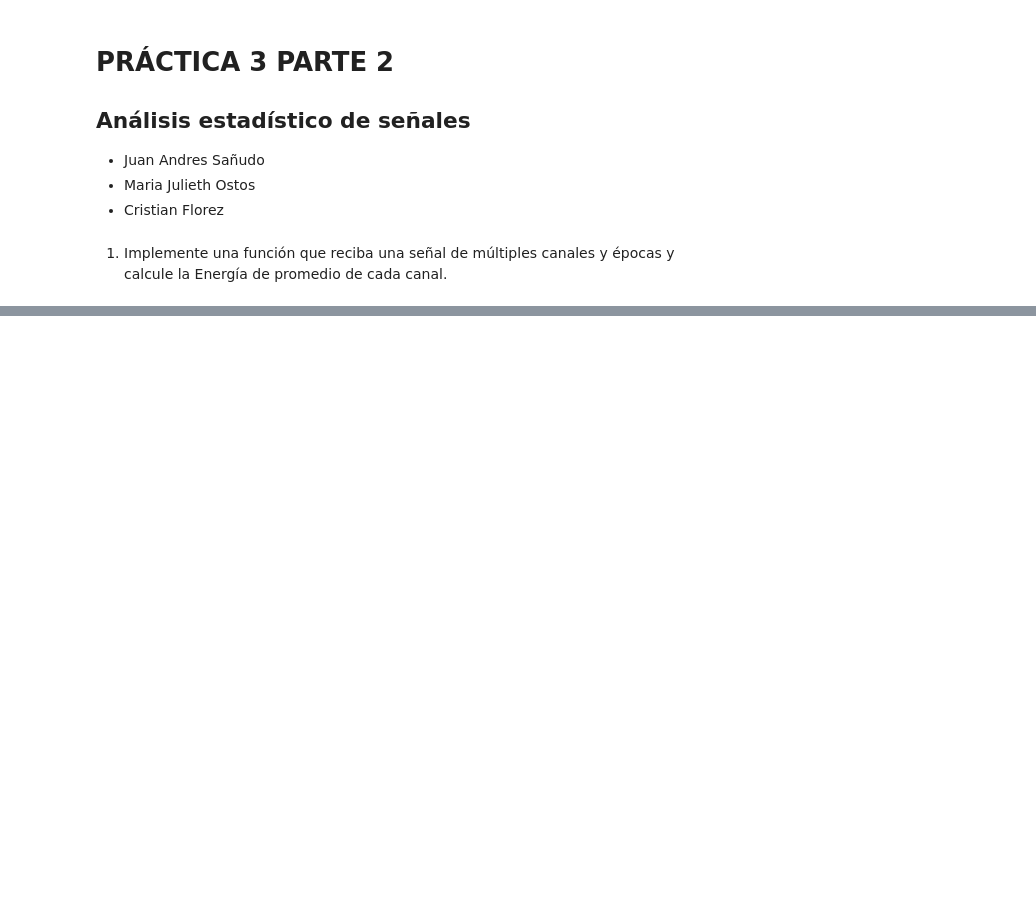
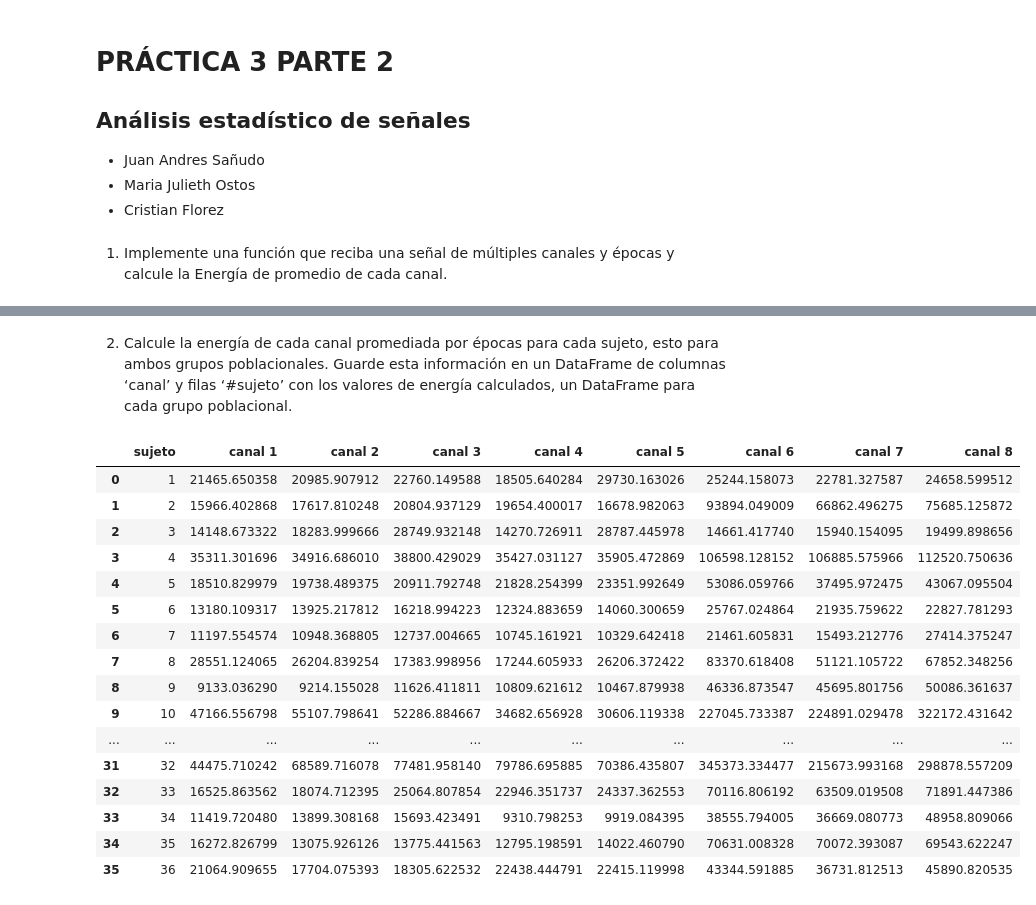
Before and after one commit to MariaOs02/LabBiosenales, a Jupyter notebook: Practica3_Parte2.ipynb, the cells around one changed output, grey strips where cells are left out. Saved outputs shown, nothing was run; the diff lists cells and outputs as text; code cells hidden in the pictures; blank space fills up the shorter version.

```diff
--- a/Practica3_Parte2.ipynb
+++ b/Practica3_Parte2.ipynb
@@ -14,18 +17,16 @@ import os
 # %%
 #Cargar datos control
 directorio_actual=os.getcwd() #Se obtiene la ruta actual del archivo
-# print(directorio_actual)
+fs = 1000;
+num_canales = 8 #Channels = 'C3' 'C1' 'CZ' 'C2' 'C4' 'O1' 'OZ' 'O2'
 
 #listando los archivos de control en el directorio
 archivos_control=os.listdir(directorio_actual +'./assets/Practica_3/'+'control/') #Se obtiene la ruta de las señales de control
-# print(len(archivos))
-
-fs = 1000;
-num_canales = 8 #Channels = 'C3' 'C1' 'CZ' 'C2' 'C4' 'O1' 'OZ' 'O2'
+control=[]
 
 #CARGAMOS LOS CONTROLES
 for i in range(0,len(archivos_control)):
-    #ruta de un archivo
+    #ruta de cada archivo
     sujetoi=(directorio_actual +'./assets/Practica_3/'+'control'+ "/" + archivos_control[i]);
     #1 CARGAR EL ARCHIVO
     data = sio.loadmat(sujetoi);
@@ -37,16 +38,17 @@ for i in range(0,len(archivos_control)):
     epocas = data.shape[2];
 
     senal_continua_control = np.reshape(data,(sensores, puntos*epocas), order = 'F');
+    control.append(data)
 
 #------------------------#
 
 #listando los archivos de parkinson en el directorio
 archivos_park=os.listdir(directorio_actual +'./assets/Practica_3/'+ "parkinson")
-# print(len(archivos))
+parkinson=[]
 
 #CARGAMOS LOS PARKINSON
 for i in range(0,len(archivos_park)):
-    #ruta de un archivo
+    #ruta de cada archivo
     sujetoi=(directorio_actual +'./assets/Practica_3/'+"parkinson" + "/" + archivos_park[i]);
     #1 CARGAR EL ARCHIVO
     data = sio.loadmat(sujetoi);
@@ -58,10 +60,11 @@ for i in range(0,len(archivos_park)):
     epocas = data.shape[2];
 
     senal_continua_parkinson = np.reshape(data,(sensores, puntos*epocas), order = 'F');
+    parkinson.append(data)
 # %% [markdown]
 1.	Implemente una función que reciba una señal de múltiples canales y épocas y calcule la Energía de promedio de cada canal.
 # %%
 def En_prom(data):
-    abs_squared=np.apply_along_axis(np.square,1,np.abs(data)) #Cuadrado del valor absoluto de cada punto de la señal
-    Prom_ener=np.apply_along_axis(np.mean,1,abs_squared) #Promedio
+    abs_squared=np.sum(data**2,axis=1)
+    Prom_ener=np.mean(abs_squared,axis=1)
     return Prom_ener #Devuelve un array con el promedio de cada canal
@@ -95,0 +71,33 @@ Energia promedia parkinson en canal 8: 16.558710660775706
+# %% [markdown]
+2.	Calcule la energía de cada canal promediada por épocas para cada sujeto, esto para ambos grupos poblacionales. Guarde esta información en un DataFrame de columnas ‘canal’ y filas ‘#sujeto’ con los valores de energía calculados, un DataFrame para cada grupo poblacional.
+# %%
+def To_df(data):
+    datos={'sujeto':[],'canal 1':[],'canal 2':[],'canal 3':[],'canal 4':[],'canal 5':[],'canal 6':[],'canal 7':[],'canal 8':[]} #Se crea un diccionario con los canales como llaves
+    for sujeto in range(len(data)): # Se recorre cada sujeto en el conjunto de datos
+        E_promedio=En_prom(data[sujeto]) #Se llama la función para calcula la energía promedio por canal para el sujeto actual
+        datos['sujeto'].append(sujeto+1)  #Se agrega el número de sujeto (sujeto+1) a la lista correspondiente en el diccionario
+        for canal in range(len(E_promedio)):  # Se recorre cada canal para el sujeto actual
+            datos[f'canal {canal+1}'].append(E_promedio[canal]) #Se agrega la energía promedio del canal actual
+    df=pd.DataFrame(datos) #Se convierte el diccionario en un DataFrame de pandas
+    return df
+# %%
+df_control=To_df(control)
+df_control
+# %% [output]
+|  | sujeto | canal 1 | canal 2 | canal 3 | canal 4 | canal 5 | canal 6 | canal 7 | canal 8 |
+| 0 | 1 | 21465.650358 | 20985.907912 | 22760.149588 | 18505.640284 | 29730.163026 | 25244.158073 | 22781.327587 | 24658.599512 |
+| 1 | 2 | 15966.402868 | 17617.810248 | 20804.937129 | 19654.400017 | 16678.982063 | 93894.049009 | 66862.496275 | 75685.125872 |
+| 2 | 3 | 14148.673322 | 18283.999666 | 28749.932148 | 14270.726911 | 28787.445978 | 14661.417740 | 15940.154095 | 19499.898656 |
+| 3 | 4 | 35311.301696 | 34916.686010 | 38800.429029 | 35427.031127 | 35905.472869 | 106598.128152 | 106885.575966 | 112520.750636 |
+| 4 | 5 | 18510.829979 | 19738.489375 | 20911.792748 | 21828.254399 | 23351.992649 | 53086.059766 | 37495.972475 | 43067.095504 |
+| 5 | 6 | 13180.109317 | 13925.217812 | 16218.994223 | 12324.883659 | 14060.300659 | 25767.024864 | 21935.759622 | 22827.781293 |
+| 6 | 7 | 11197.554574 | 10948.368805 | 12737.004665 | 10745.161921 | 10329.642418 | 21461.605831 | 15493.212776 | 27414.375247 |
+| 7 | 8 | 28551.124065 | 26204.839254 | 17383.998956 | 17244.605933 | 26206.372422 | 83370.618408 | 51121.105722 | 67852.348256 |
+| 8 | 9 | 9133.036290 | 9214.155028 | 11626.411811 | 10809.621612 | 10467.879938 | 46336.873547 | 45695.801756 | 50086.361637 |
+| 9 | 10 | 47166.556798 | 55107.798641 | 52286.884667 | 34682.656928 | 30606.119338 | 227045.733387 | 224891.029478 | 322172.431642 |
+| ... | ... | ... | ... | ... | ... | ... | ... | ... | ... |
+| 31 | 32 | 44475.710242 | 68589.716078 | 77481.958140 | 79786.695885 | 70386.435807 | 345373.334477 | 215673.993168 | 298878.557209 |
+| 32 | 33 | 16525.863562 | 18074.712395 | 25064.807854 | 22946.351737 | 24337.362553 | 70116.806192 | 63509.019508 | 71891.447386 |
+| 33 | 34 | 11419.720480 | 13899.308168 | 15693.423491 | 9310.798253 | 9919.084395 | 38555.794005 | 36669.080773 | 48958.809066 |
+| 34 | 35 | 16272.826799 | 13075.926126 | 13775.441563 | 12795.198591 | 14022.460790 | 70631.008328 | 70072.393087 | 69543.622247 |
+| 35 | 36 | 21064.909655 | 17704.075393 | 18305.622532 | 22438.444791 | 22415.119998 | 43344.591885 | 36731.812513 | 45890.820535 |
```
Also changed, not shown: parts of 11 cells of this notebook, 1 other file.
